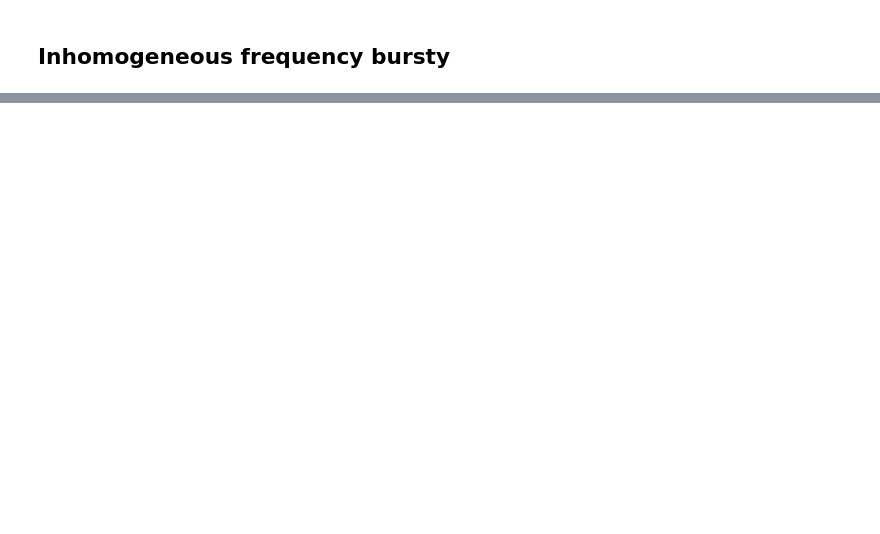
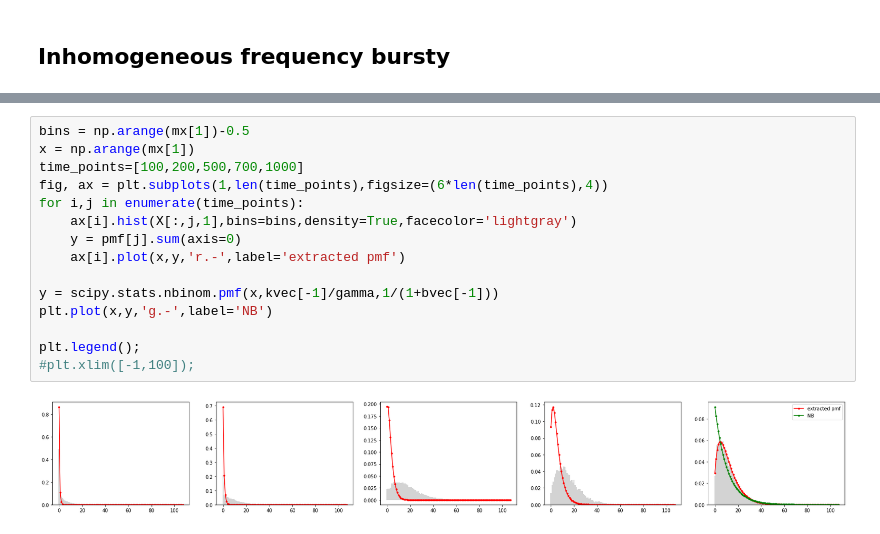
Before and after one commit to pachterlab/FGP_2024, a Jupyter notebook: Bursty.ipynb, the cells around one changed output, grey strips where cells are left out. Saved outputs shown, nothing was run; the diff lists cells and outputs as text; blank space fills up the shorter version.

```diff
--- a/Bursty.ipynb
+++ b/Bursty.ipynb
@@ -595,0 +564,17 @@ NameError: name 'Gillespie_bursty_1D' is not defined
+# %%
+bins = np.arange(mx[1])-0.5
+x = np.arange(mx[1])
+time_points=[100,200,500,700,1000]
+fig, ax = plt.subplots(1,len(time_points),figsize=(6*len(time_points),4))
+for i,j in enumerate(time_points):
+    ax[i].hist(X[:,j,1],bins=bins,density=True,facecolor='lightgray')
+    y = pmf[j].sum(axis=0)
+    ax[i].plot(x,y,'r.-',label='extracted pmf')
+
+y = scipy.stats.nbinom.pmf(x,kvec[-1]/gamma,1/(1+bvec[-1]))
+plt.plot(x,y,'g.-',label='NB')
+
+plt.legend();
+#plt.xlim([-1,100]);
+# %% [output]
+[figure, added]
```
Also changed, not shown: parts of 41 cells of this notebook.
